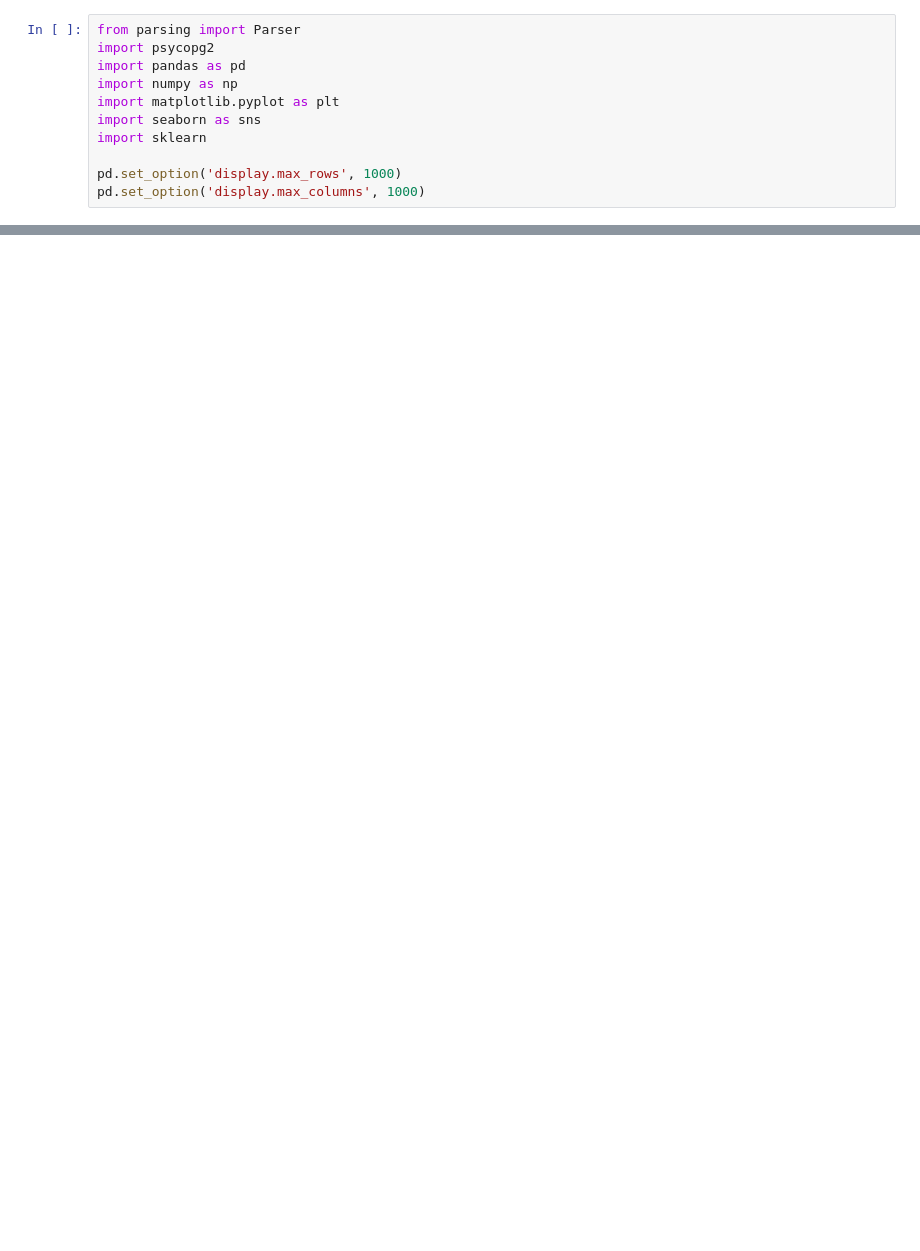
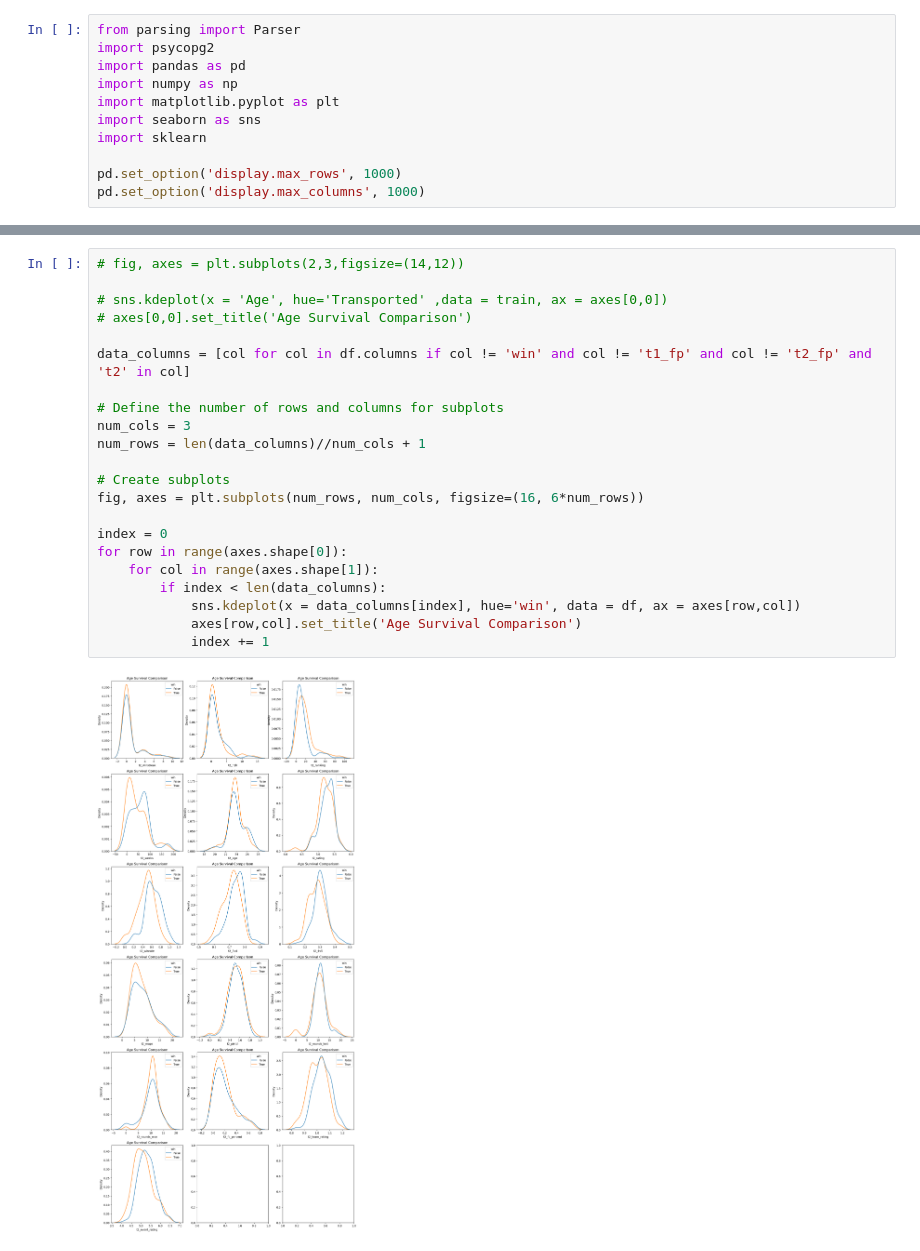
Before and after one commit to point516/cs_bot, a Jupyter notebook: data_science.ipynb, the cells around one changed output, grey strips where cells are left out. Drawn from its saved outputs; the diff is of its cells as text; blank space fills up the shorter version.

```diff
--- a/data_science.ipynb
+++ b/data_science.ipynb
@@ -158,0 +282,24 @@ plt.show()
+# %%
+# fig, axes = plt.subplots(2,3,figsize=(14,12))
+
+# sns.kdeplot(x = 'Age', hue='Transported' ,data = train, ax = axes[0,0])
+# axes[0,0].set_title('Age Survival Comparison')
+
+data_columns = [col for col in df.columns if col != 'win' and col != 't1_fp' and col != 't2_fp' and 't2' in col]
+
+# Define the number of rows and columns for subplots
+num_cols = 3
+num_rows = len(data_columns)//num_cols + 1
+
+# Create subplots
+fig, axes = plt.subplots(num_rows, num_cols, figsize=(16, 6*num_rows))
+
+index = 0
+for row in range(axes.shape[0]):
+    for col in range(axes.shape[1]):
+        if index < len(data_columns):
+            sns.kdeplot(x = data_columns[index], hue='win', data = df, ax = axes[row,col])
+            axes[row,col].set_title('Age Survival Comparison')
+            index += 1
+# %% [output]
+[figure, added]
```
Also changed, not shown: parts of 8 cells of this notebook.
